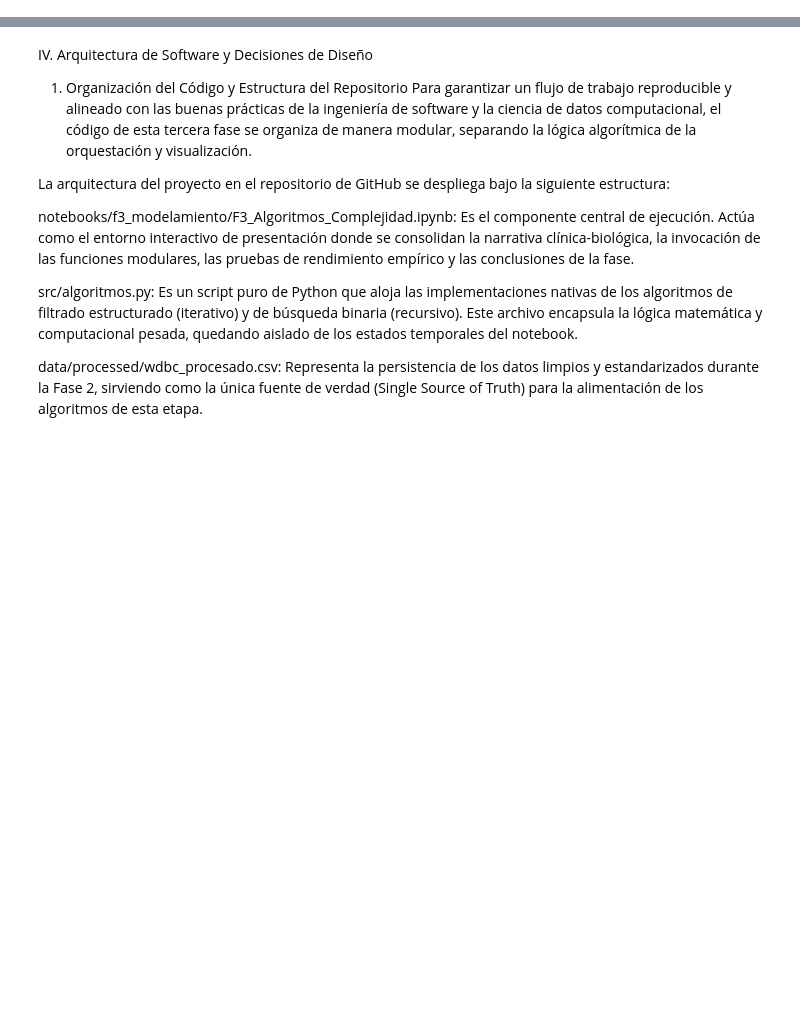
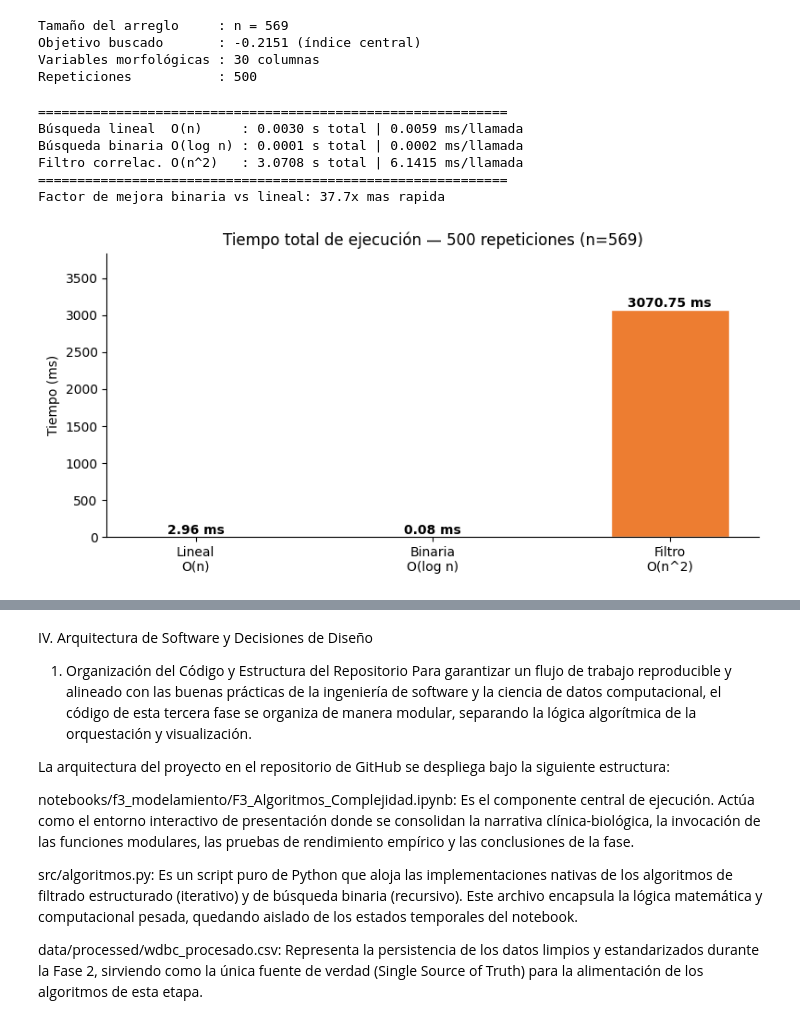
Before and after one commit to k1ngdom0fbullsh1t/proyecto-grupo4-mcdi500, a Jupyter notebook: notebooks/f3_modelamiento/F3_Algoritmos_Complejidad.ipynb, the cells around one changed output, grey strips where cells are left out. Cells and saved outputs as stored; diff of their text form; code cells hidden in the pictures; blank space fills up the shorter version.

Commit message:
feat(f3): agregar validación técnica y benchmark timeit (secciones II.c y II.d)

```diff
--- a/notebooks/f3_modelamiento/F3_Algoritmos_Complejidad.ipynb
+++ b/notebooks/f3_modelamiento/F3_Algoritmos_Complejidad.ipynb
@@ -0,0 +116,69 @@
+# %%
+import timeit
+
+REPETICIONES = 500
+
+arreglo_bench  = sorted(df_proc['radio_mean'].tolist())   # n = 569
+objetivo_bench = arreglo_bench[284]                       # elemento central
+features_bench = df_proc.drop(columns=['diagnostico'])
+
+print(f'Tamaño del arreglo     : n = {len(arreglo_bench)}')
+print(f'Objetivo buscado       : {objetivo_bench:.4f} (índice central)')
+print(f'Variables morfológicas : {features_bench.shape[1]} columnas')
+print(f'Repeticiones           : {REPETICIONES}')
+# %% [output]
+Tamaño del arreglo     : n = 569
+Objetivo buscado       : -0.2151 (índice central)
+Variables morfológicas : 30 columnas
+Repeticiones           : 500
+# %%
+t_lineal = timeit.timeit(
+    lambda: busqueda_lineal_iterativa(arreglo_bench, objetivo_bench),
+    number=REPETICIONES
+)
+
+t_binaria = timeit.timeit(
+    lambda: busqueda_binaria_recursiva(arreglo_bench, objetivo_bench, 0, len(arreglo_bench) - 1),
+    number=REPETICIONES
+)
+
+t_filtro = timeit.timeit(
+    lambda: filtro_estructurado_features(features_bench, umbral_correlacion=0.8),
+    number=REPETICIONES
+)
+
+print('=' * 60)
+print(f'Búsqueda lineal  O(n)     : {t_lineal:.4f} s total | {t_lineal/REPETICIONES*1000:.4f} ms/llamada')
+print(f'Búsqueda binaria O(log n) : {t_binaria:.4f} s total | {t_binaria/REPETICIONES*1000:.4f} ms/llamada')
+print(f'Filtro correlac. O(n^2)   : {t_filtro:.4f} s total | {t_filtro/REPETICIONES*1000:.4f} ms/llamada')
+print('=' * 60)
+print(f'Factor de mejora binaria vs lineal: {t_lineal / t_binaria:.1f}x mas rapida')
+# %% [output]
+============================================================
+Búsqueda lineal  O(n)     : 0.0030 s total | 0.0059 ms/llamada
+Búsqueda binaria O(log n) : 0.0001 s total | 0.0002 ms/llamada
+Filtro correlac. O(n^2)   : 3.0708 s total | 6.1415 ms/llamada
+============================================================
+Factor de mejora binaria vs lineal: 37.7x mas rapida
+# %%
+import matplotlib.pyplot as plt
+
+etiquetas  = ['Lineal\nO(n)', 'Binaria\nO(log n)', 'Filtro\nO(n^2)']
+tiempos_ms = [t_lineal * 1000, t_binaria * 1000, t_filtro * 1000]
+colores    = ['#2E75B6', '#70AD47', '#ED7D31']
+
+fig, ax = plt.subplots(figsize=(8, 4))
+bars = ax.bar(etiquetas, tiempos_ms, color=colores, edgecolor='white', width=0.5)
+
+for bar, t in zip(bars, tiempos_ms):
+    ax.text(bar.get_x() + bar.get_width() / 2, bar.get_height() + 0.2,
+            f'{t:.2f} ms', ha='center', va='bottom', fontsize=10, fontweight='bold')
+
+ax.set_title(f'Tiempo total de ejecución — {REPETICIONES} repeticiones (n=569)', fontsize=12)
+ax.set_ylabel('Tiempo (ms)')
+ax.set_ylim(0, max(tiempos_ms) * 1.25)
+ax.spines[['top', 'right']].set_visible(False)
+plt.tight_layout()
+plt.show()
+# %% [output]
+[figure, added]
```
Also changed, not shown: parts of 11 cells of this notebook.
